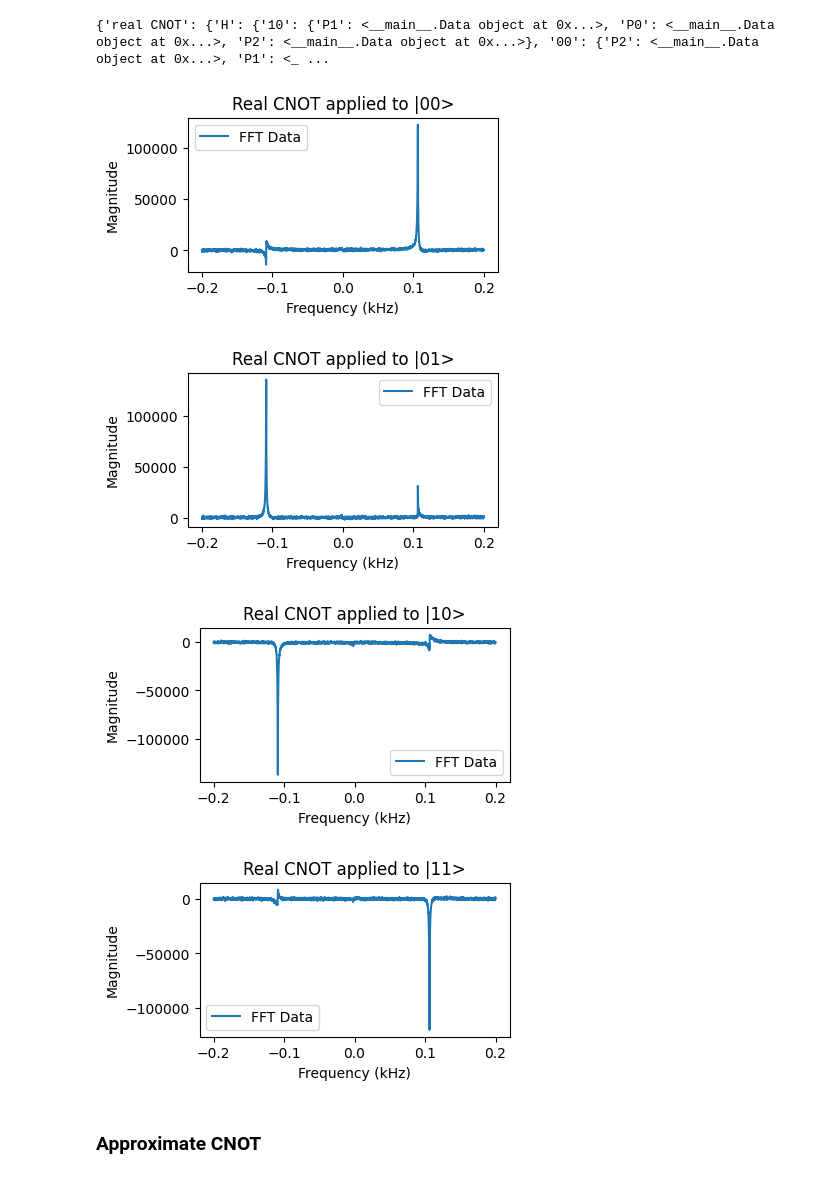
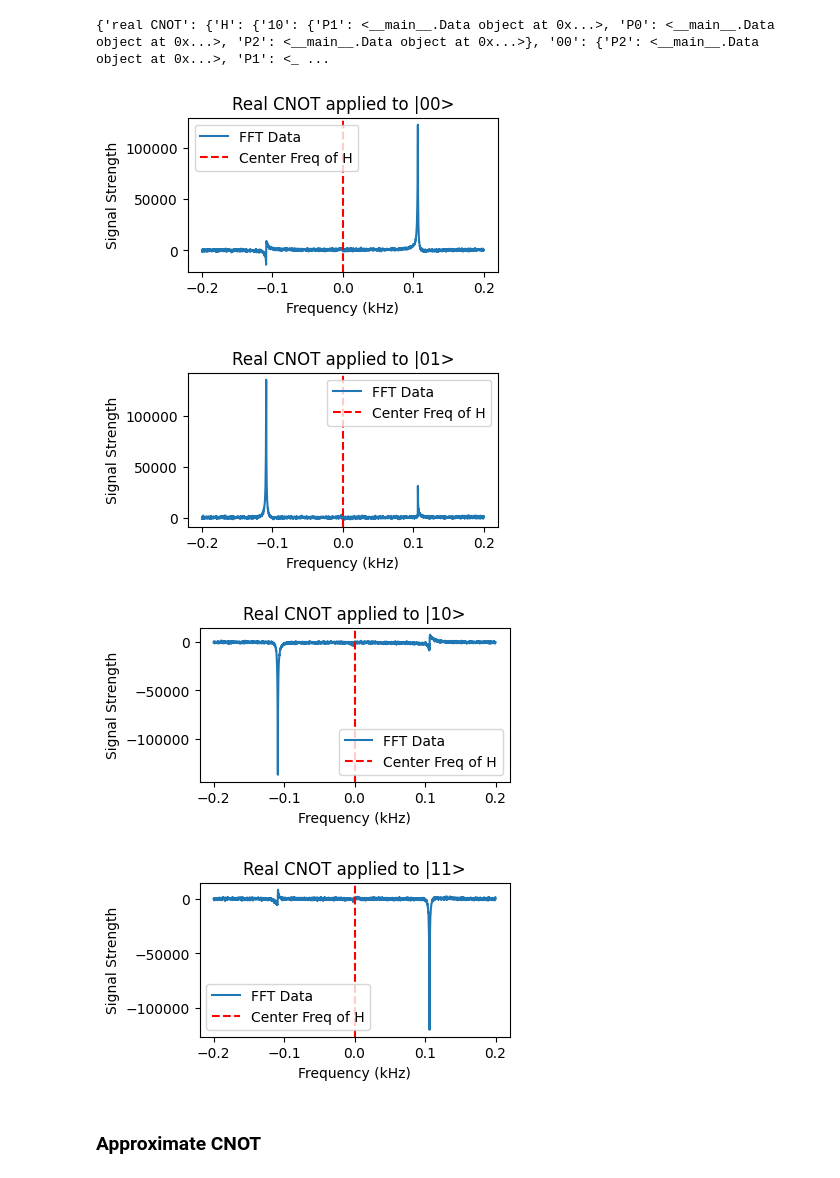
Before and after one commit to sarahstrong0/nmr_lab3, a Jupyter notebook: nmr_processing.ipynb, the cells around one changed output. Cells and saved outputs as stored; diff of their text form; code cells hidden in the pictures.

```diff
--- a/nmr_processing.ipynb
+++ b/nmr_processing.ipynb
@@ -12,13 +14,22 @@ class Data:
 
     def __init__(self, filepath, filepath_categorized=True, temporal_avg_data=None):
 
+        # small constructor for temporally averaged data
+        # only generates a subset of the data associated with Data object
+        # used for plotting purposes - include H or C in pseudo filepath
+        # param temporal_avg_data = [x: avg of frequencies, y: avg of fft_result]
         if temporal_avg_data:
             self._frequencies = np.array(temporal_avg_data[0])
             self._frequencies_ppm = np.array(temporal_avg_data[0])
             self._fft_result = np.array(temporal_avg_data[1])
+            if not filepath == "":
+                self._filepath = filepath
+                self.categorize_by_molecule()
             self.get_peaks()
 
 
+        # actual constructor for Data object from input file
+        # calls FFT and peak finding on data
         else:
             self._filepath = filepath
             if filepath_categorized:
@@ -211,7 +222,7 @@ class Data:
         #          self._lorentzian, label='Lorentzian Fit', color='red')
 
         plt.xlabel('Frequency (kHz)')
-        plt.ylabel('Magnitude')
+        plt.ylabel('Signal Strength')
         plt.title(f'Lorentzian Fit Around {self._peaks[peak_index][0] + (self._center_frequency+1) * self._reference_frequency * 1e3:.2f} kHz')
         plt.legend()
         # plt.savefig('FID_1H_25us_pluse_fit.png', dpi=300)  # Saves the figure as a PNG file with 300 dpi
@@ -222,8 +233,9 @@ class Data:
     def plot_frequency_domain_data(self, label="Frequency Domain Signal"):
         fig = plt.figure(figsize=(4,2))
         plt.plot(self._frequencies_ppm, self._fft_result, label='FFT Data')
+        plt.axvline(x=0, color='r', linestyle='--', label=f'Center Freq of {self._molecule}')  # Red dotted line at x = 0
         plt.xlabel('Frequency (kHz)')
-        plt.ylabel('Magnitude')
+        plt.ylabel('Signal Strength')
         plt.title(label)
         plt.legend()
         # plt.savefig('FID_1H_25us_pluse_fit.png', dpi=300)  # Saves the figure as a PNG file with 300 dpi
@@ -346,7 +358,7 @@ def average_spectral_data_Ps(data_map, algorithm, molecule, state, plot=False):
         plt.figure(figsize=(10, 6))
         plt.plot(x_values[0], y_average, label='FFT Data')
         plt.xlabel('Frequency (kHz)')
-        plt.ylabel('Magnitude')
+        plt.ylabel('Signal Strength')
         plt.title(f'Frequency Domain Signal')
         plt.legend()
         plt.show()
@@ -369,25 +381,24 @@ print(CNOT_data_map)
 # %%
 target_qubits = ['H']
 states = ['00', '01', '10', '11']
-
-peaks = []
+real_cnot_peaks = []
 
 for i, state in enumerate(states):
-    peaks.append([])
+    real_cnot_peaks.append([])
     for qubit in target_qubits:
         xy_average = average_spectral_data_Ps(CNOT_data_map, 'real CNOT', qubit, state)
-        avg_data = Data("", temporal_avg_data=xy_average)
+        avg_data = Data(qubit, temporal_avg_data=xy_average)
         avg_data.plot_frequency_domain_data(f"Real CNOT applied to |{state}>")
-        peaks[i].append(avg_data.integrate_peak(0, 0.02))
-        peaks[i].append(avg_data.integrate_peak(1, 0.02))
+        real_cnot_peaks[i].append(avg_data.integrate_peak(0, 0.02))
+        real_cnot_peaks[i].append(avg_data.integrate_peak(1, 0.02))
 
 # If we have Carbon and Hydrogen we can use this to solve for ABCD
 # solve_linear_abcd(peaks[0], '00')
 # %% [output]
-[figure, old version]
+[figure, new version]
-[figure, old version]
+[figure, new version]
-[figure, old version]
+[figure, new version]
-[figure, old version]
+[figure, new version]
 # %% [markdown]
 ### Approximate CNOT
 # %%
```
Also changed, not shown: parts of 7 cells of this notebook.
